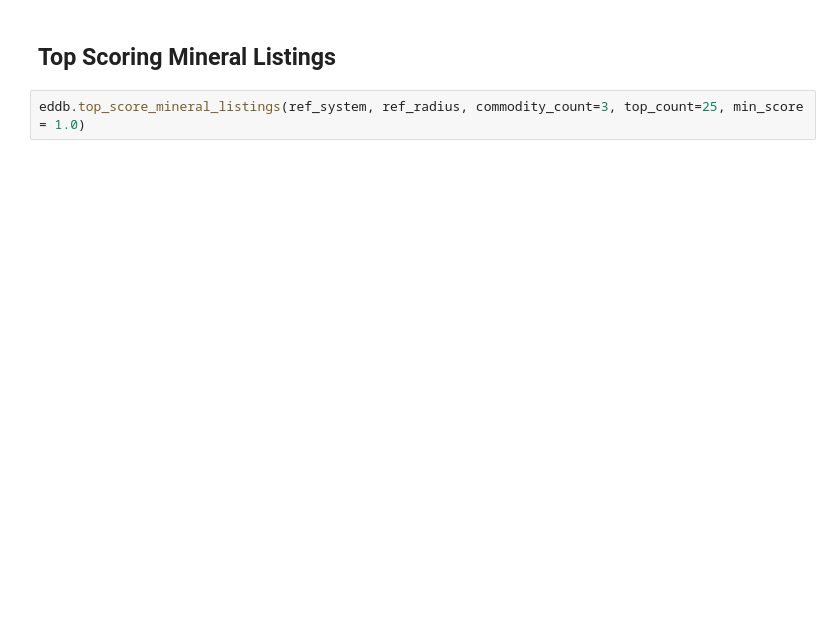
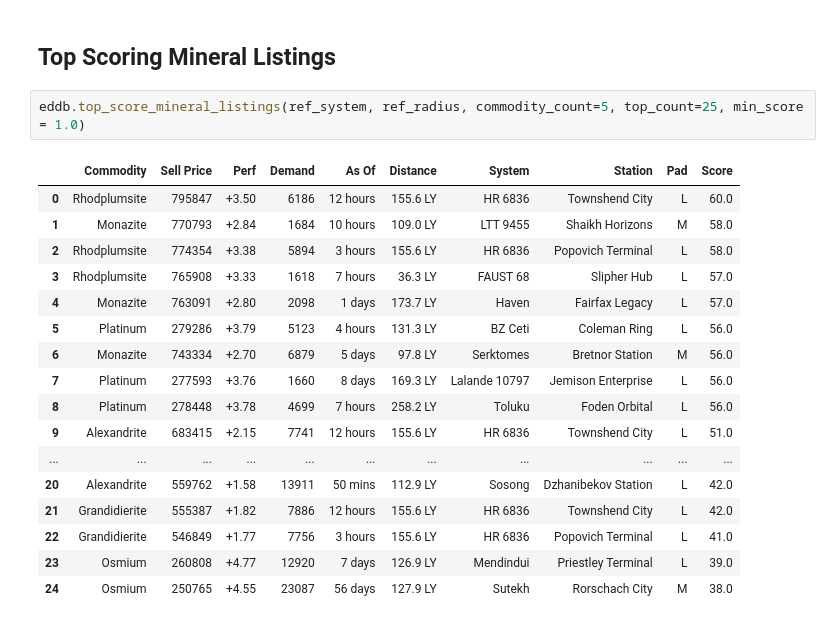
Before and after one commit to kominetz/elite-tools, a Jupyter notebook: notebooks/Daily Mining Report.ipynb, the cells around one changed output. Drawn from its saved outputs; the diff is of its cells as text; blank space fills up the shorter version.

Commit message:
Increased commodity counts to hedge against old listings.

```diff
--- a/notebooks/Daily Mining Report.ipynb
+++ b/notebooks/Daily Mining Report.ipynb
@@ -49,4 +154,22 @@ eddb.top_price_mineral_listings(laser_ref_system, laser_ref_radius, commodity_co
 # %% [markdown]
 ## Top Scoring Mineral Listings ##
 # %%
-eddb.top_score_mineral_listings(ref_system, ref_radius, commodity_count=3, top_count=25, min_score = 1.0)
+eddb.top_score_mineral_listings(ref_system, ref_radius, commodity_count=5, top_count=25, min_score = 1.0)
+# %% [output]
+|  | Commodity | Sell Price | Perf | Demand | As Of | Distance | System | Station | Pad | Score |
+| 0 | Rhodplumsite | 795847 | +3.50 | 6186 | 12 hours | 155.6 LY | HR 6836 | Townshend City | L | 60.0 |
+| 1 | Monazite | 770793 | +2.84 | 1684 | 10 hours | 109.0 LY | LTT 9455 | Shaikh Horizons | M | 58.0 |
+| 2 | Rhodplumsite | 774354 | +3.38 | 5894 | 3 hours | 155.6 LY | HR 6836 | Popovich Terminal | L | 58.0 |
+| 3 | Rhodplumsite | 765908 | +3.33 | 1618 | 7 hours | 36.3 LY | FAUST 68 | Slipher Hub | L | 57.0 |
+| 4 | Monazite | 763091 | +2.80 | 2098 | 1 days | 173.7 LY | Haven | Fairfax Legacy | L | 57.0 |
+| 5 | Platinum | 279286 | +3.79 | 5123 | 4 hours | 131.3 LY | BZ Ceti | Coleman Ring | L | 56.0 |
+| 6 | Monazite | 743334 | +2.70 | 6879 | 5 days | 97.8 LY | Serktomes | Bretnor Station | M | 56.0 |
+| 7 | Platinum | 277593 | +3.76 | 1660 | 8 days | 169.3 LY | Lalande 10797 | Jemison Enterprise | L | 56.0 |
+| 8 | Platinum | 278448 | +3.78 | 4699 | 7 hours | 258.2 LY | Toluku | Foden Orbital | L | 56.0 |
+| 9 | Alexandrite | 683415 | +2.15 | 7741 | 12 hours | 155.6 LY | HR 6836 | Townshend City | L | 51.0 |
+| ... | ... | ... | ... | ... | ... | ... | ... | ... | ... | ... |
+| 20 | Alexandrite | 559762 | +1.58 | 13911 | 50 mins | 112.9 LY | Sosong | Dzhanibekov Station | L | 42.0 |
+| 21 | Grandidierite | 555387 | +1.82 | 7886 | 12 hours | 155.6 LY | HR 6836 | Townshend City | L | 42.0 |
+| 22 | Grandidierite | 546849 | +1.77 | 7756 | 3 hours | 155.6 LY | HR 6836 | Popovich Terminal | L | 41.0 |
+| 23 | Osmium | 260808 | +4.77 | 12920 | 7 days | 126.9 LY | Mendindui | Priestley Terminal | L | 39.0 |
+| 24 | Osmium | 250765 | +4.55 | 23087 | 56 days | 127.9 LY | Sutekh | Rorschach City | M | 38.0 |
```
Also changed, not shown: parts of 6 cells of this notebook.
